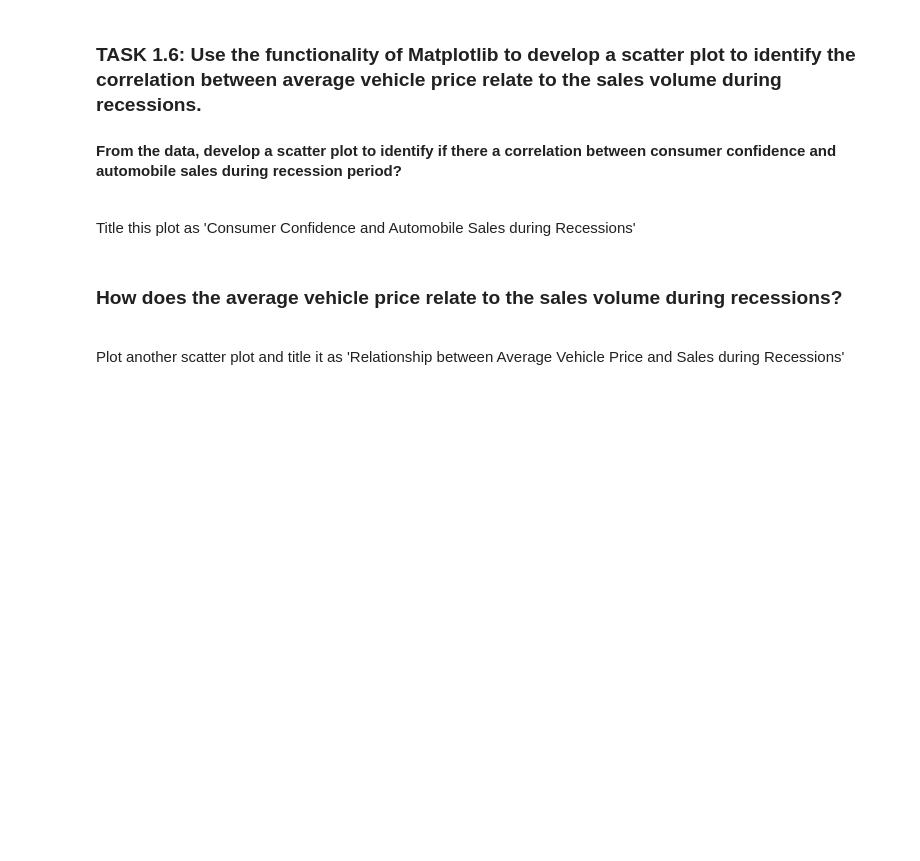
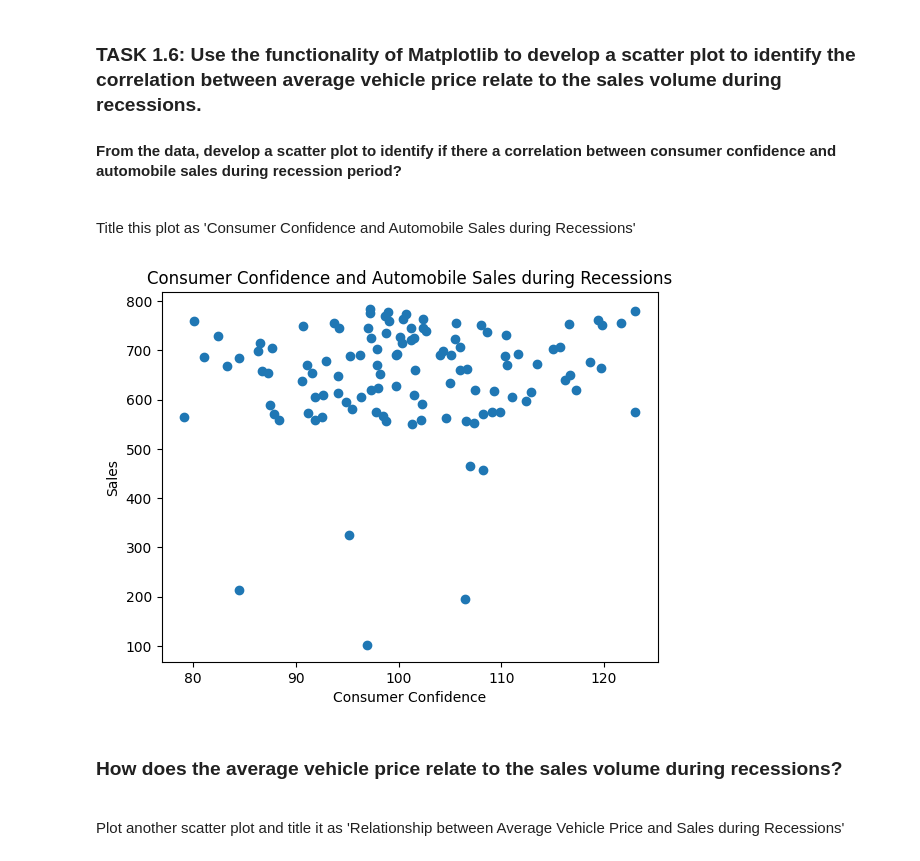
Before and after one commit to jwiggi18/notes, a Jupyter notebook: data_sci/data_viz/final_assignment/Final_project1.ipynb, the cells around one changed output. Saved outputs shown, nothing was run; the diff lists cells and outputs as text; code cells hidden in the pictures; blank space fills up the shorter version.

```diff
--- a/data_sci/data_viz/final_assignment/Final_project1.ipynb
+++ b/data_sci/data_viz/final_assignment/Final_project1.ipynb
@@ -251,14 +251,16 @@ plt.show()
  #### From the data, develop a scatter plot to identify if there a correlation between consumer confidence and automobile sales during recession period?
  <br> Title this plot as 'Consumer Confidence and Automobile Sales during Recessions'
 # %%
-    #Create dataframes for recession and non-recession period
-    rec_data = df[df['Recession'] == 1]
-    plt.scatter(rec_data['Consumer_Confidence'], rec_data['Automobile_Sales'])
+#Create dataframes for recession and non-recession period
+rec_data = df[df['Recession'] == 1]
+plt.scatter(rec_data['Consumer_Confidence'], rec_data['Automobile_Sales'])
 
-    plt.xlabel('.....')
-    plt.ylabel('.......')
-    plt.title('..........')
-    plt.show()
+plt.xlabel('Consumer Confidence')
+plt.ylabel('Sales')
+plt.title('Consumer Confidence and Automobile Sales during Recessions')
+plt.show()
+# %% [output]
+[figure, added]
 # %% [markdown]
  ### How does the average vehicle price relate to the sales volume during recessions?
  <br> Plot another scatter plot and title it as 'Relationship between Average Vehicle Price and Sales during Recessions'
```
Also changed, not shown: parts of 4 cells of this notebook, 4 other files.
